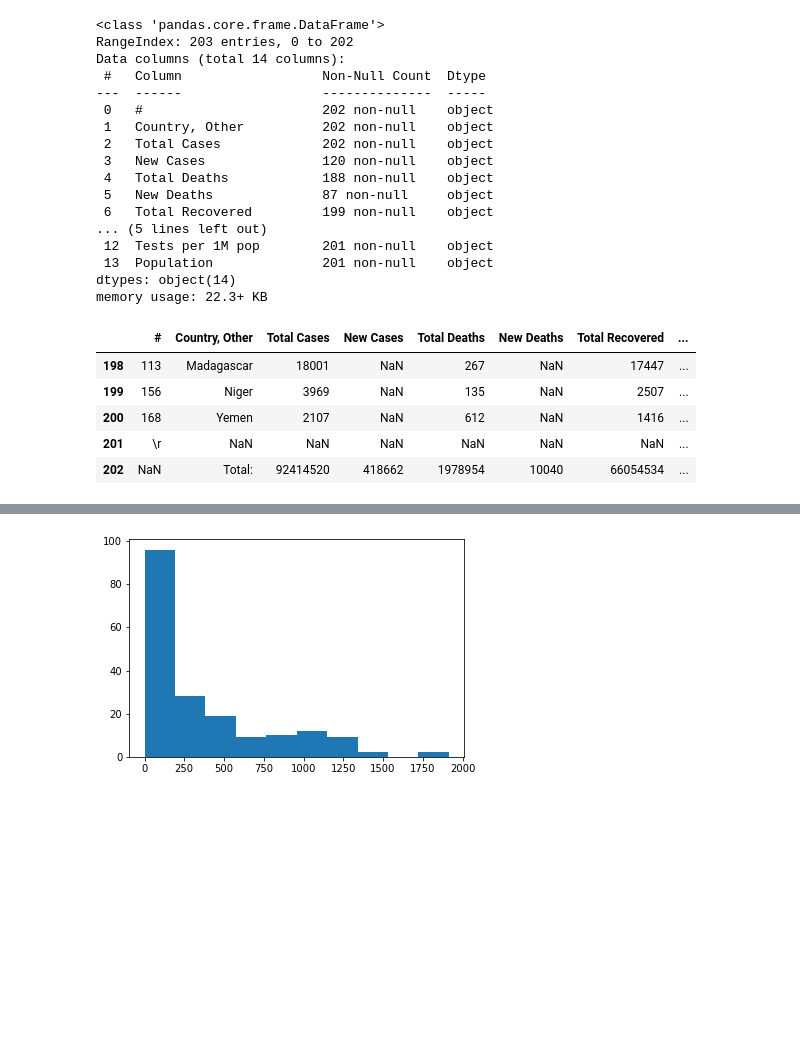
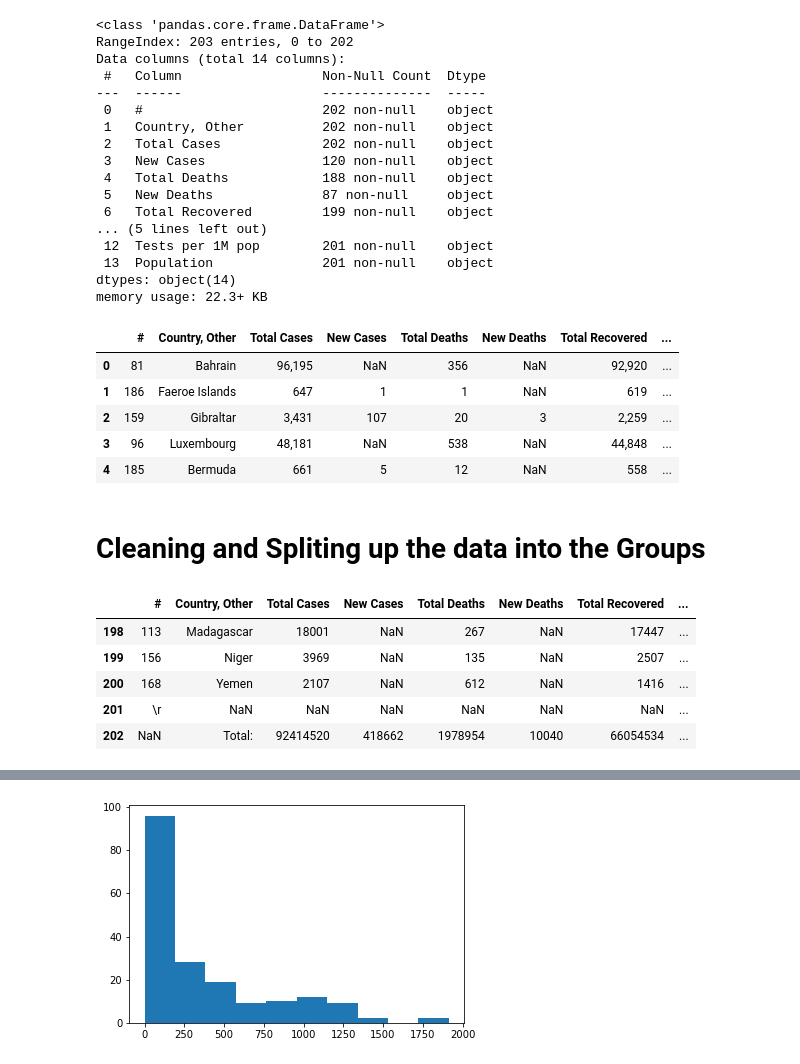
Before and after one commit to davidvsad/Capstone1, a Jupyter notebook: Covid_World.ipynb, the cells around one changed output, grey strips where cells are left out. Saved outputs shown, nothing was run; the diff lists cells and outputs as text; code cells hidden in the pictures; blank space fills up the shorter version.

```diff
--- a/Covid_World.ipynb
+++ b/Covid_World.ipynb
@@ -43 +28,34 @@ covid_df.tail()
+# %%
+# Read in our data
+covid_df = pd.read_csv('WorldMeter13_Jan_20201A.csv')
+
+# Get to know the data a bit
+covid_df.info()
+covid_df.head()
+# %% [output]
+<class 'pandas.core.frame.DataFrame'>
+RangeIndex: 203 entries, 0 to 202
+Data columns (total 14 columns):
+ #   Column                  Non-Null Count  Dtype
+---  ------                  --------------  -----
+ 0   #                       202 non-null    object
+ 1   Country, Other          202 non-null    object
+ 2   Total Cases             202 non-null    object
+ 3   New Cases               120 non-null    object
+ 4   Total Deaths            188 non-null    object
+ 5   New Deaths              87 non-null     object
+ 6   Total Recovered         199 non-null    object
+... (5 lines left out)
+ 12  Tests per 1M pop        201 non-null    object
+ 13  Population              201 non-null    object
+dtypes: object(14)
+memory usage: 22.3+ KB
+|  | # | Country, Other | Total Cases | New Cases | Total Deaths | New Deaths | Total Recovered | ... |
+| 0 | 81 | Bahrain | 96,195 | NaN | 356 | NaN | 92,920 | ... |
+| 1 | 186 | Faeroe Islands | 647 | 1 | 1 | NaN | 619 | ... |
+| 2 | 159 | Gibraltar | 3,431 | 107 | 20 | 3 | 2,259 | ... |
+| 3 | 96 | Luxembourg | 48,181 | NaN | 538 | NaN | 44,848 | ... |
+| 4 | 185 | Bermuda | 661 | 5 | 12 | NaN | 558 | ... |
+# %% [markdown]
+# Cleaning and Spliting up the data into the Groups
 # %%
@@ -44,25 +63,7 @@ covid_df.tail()
 covid_df=covid_df.apply(lambda x: x.str.replace(',',''))
 # %%
-covid_df.info()
 covid_df.tail()
 # %% [output]
-<class 'pandas.core.frame.DataFrame'>
-RangeIndex: 203 entries, 0 to 202
-Data columns (total 14 columns):
- #   Column                  Non-Null Count  Dtype
----  ------                  --------------  -----
- 0   #                       202 non-null    object
- 1   Country, Other          202 non-null    object
- 2   Total Cases             202 non-null    object
- 3   New Cases               120 non-null    object
- 4   Total Deaths            188 non-null    object
- 5   New Deaths              87 non-null     object
- 6   Total Recovered         199 non-null    object
-... (5 lines left out)
- 12  Tests per 1M pop        201 non-null    object
- 13  Population              201 non-null    object
-dtypes: object(14)
-memory usage: 22.3+ KB
 |  | # | Country, Other | Total Cases | New Cases | Total Deaths | New Deaths | Total Recovered | ... |
 | 198 | 113 | Madagascar | 18001 | NaN | 267 | NaN | 17447 | ... |
 | 199 | 156 | Niger | 3969 | NaN | 135 | NaN | 2507 | ... |
```
Also changed, not shown: parts of 26 cells of this notebook.
